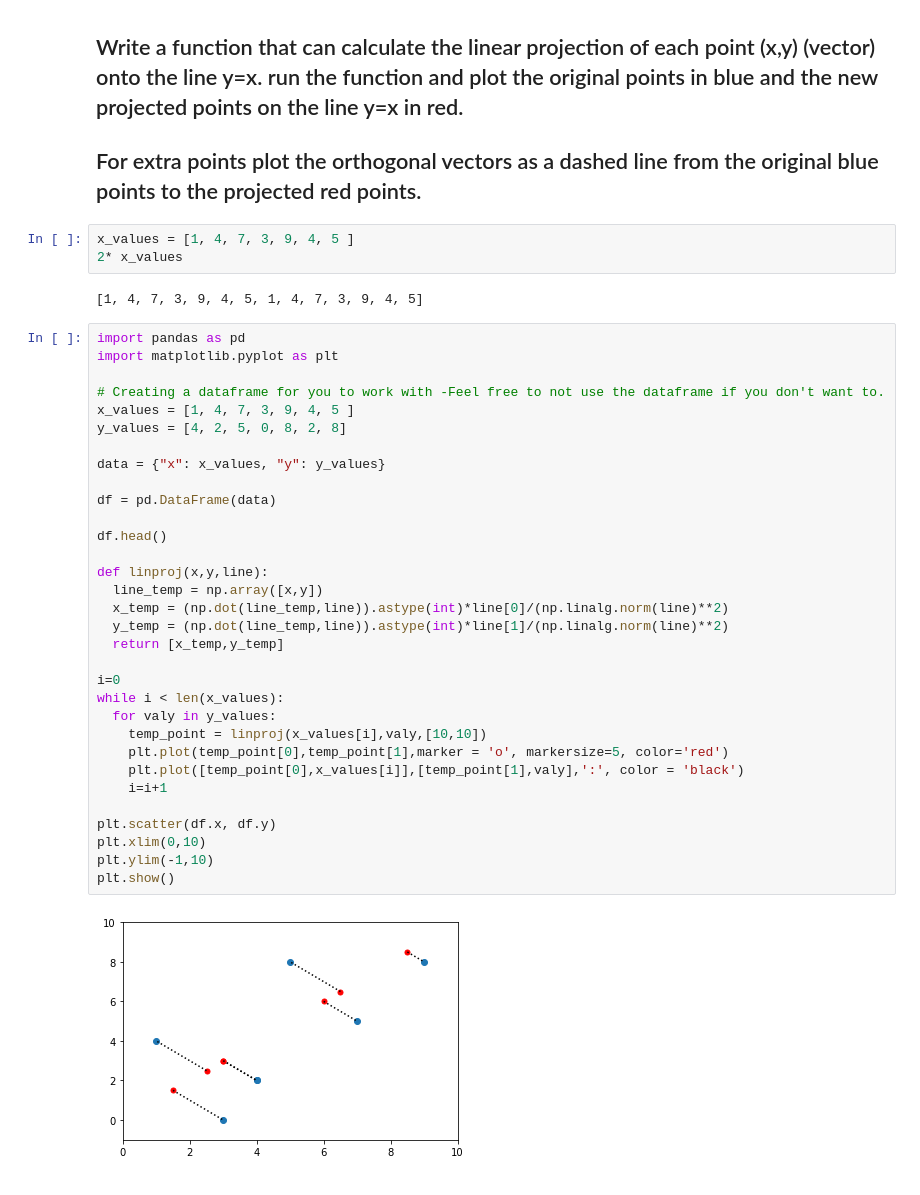
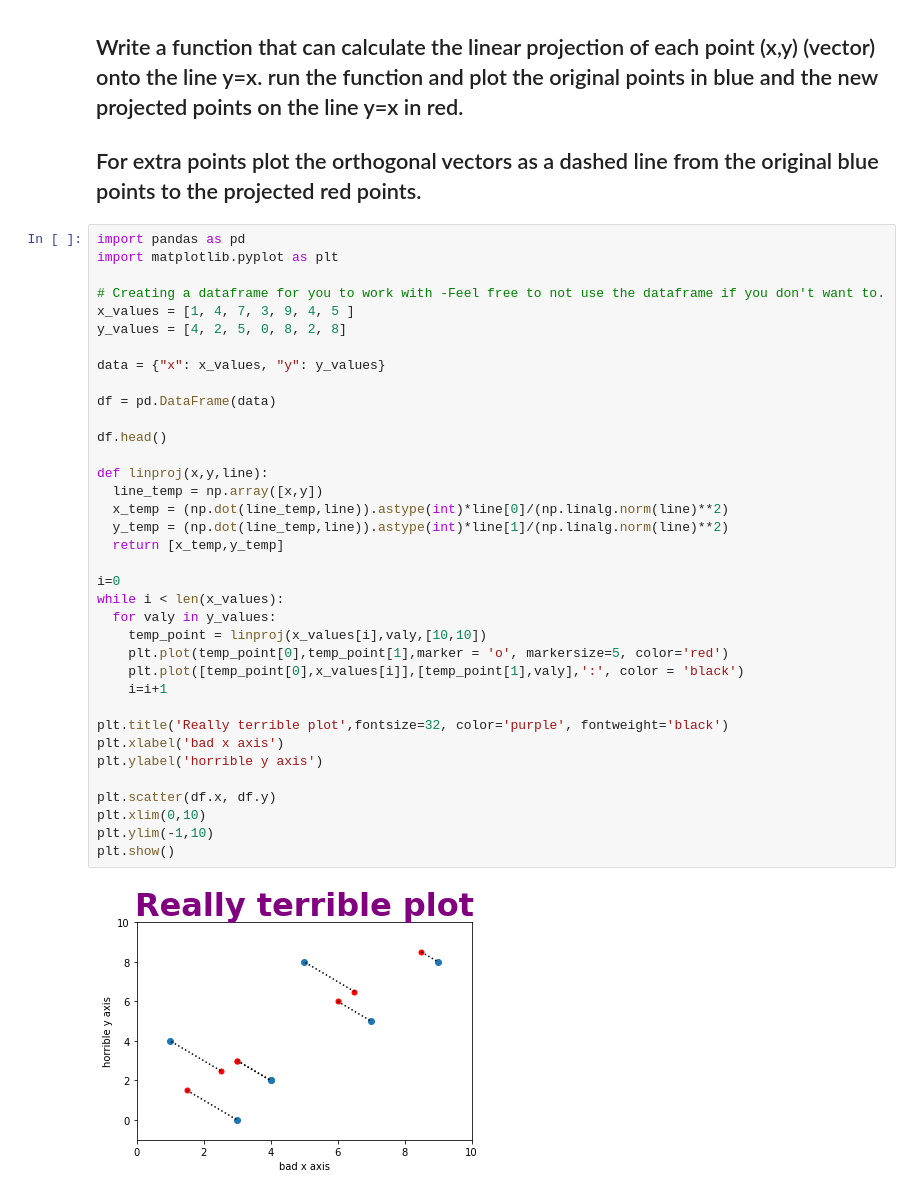
Before and after one commit to bloominstituteoftechnology/DS-Unit-1-Sprint-3-Linear-Algebra, a Jupyter notebook: LS_DS_132_Intermediate_Linear_Algebra_Assignment.ipynb, the cells around one changed output. Saved outputs shown, nothing was run; the diff lists cells and outputs as text.

```diff
--- a/LS_DS_132_Intermediate_Linear_Algebra_Assignment.ipynb
+++ b/LS_DS_132_Intermediate_Linear_Algebra_Assignment.ipynb
@@ -296,42 +298,41 @@ array([0.5, 1.5])
 ## Write a function that can calculate the linear projection of each point (x,y) (vector) onto the line y=x. run the function and plot the original points in blue and the new projected points on the line y=x in red.
 
 ## For extra points plot the orthogonal vectors as a dashed line from the original blue points to the projected red points.
-# %%
-x_values = [1, 4, 7, 3, 9, 4, 5 ]
-2* x_values
-# %% [output]
-[1, 4, 7, 3, 9, 4, 5, 1, 4, 7, 3, 9, 4, 5]
 # %%
 import pandas as pd
 import matplotlib.pyplot as plt
 
 # Creating a dataframe for you to work with -Feel free to not use the dataframe if you don't want to.
 x_values = [1, 4, 7, 3, 9, 4, 5 ]
 y_values = [4, 2, 5, 0, 8, 2, 8]
 
 data = {"x": x_values, "y": y_values}
 
 df = pd.DataFrame(data)
 
 df.head()
 
 def linproj(x,y,line):
   line_temp = np.array([x,y])
   x_temp = (np.dot(line_temp,line)).astype(int)*line[0]/(np.linalg.norm(line)**2)
   y_temp = (np.dot(line_temp,line)).astype(int)*line[1]/(np.linalg.norm(line)**2)
   return [x_temp,y_temp]
 
 i=0
 while i < len(x_values):
   for valy in y_values:
     temp_point = linproj(x_values[i],valy,[10,10])
     plt.plot(temp_point[0],temp_point[1],marker = 'o', markersize=5, color='red')
     plt.plot([temp_point[0],x_values[i]],[temp_point[1],valy],':', color = 'black')
     i=i+1
 
+plt.title('Really terrible plot',fontsize=32, color='purple', fontweight='black')
+plt.xlabel('bad x axis')
+plt.ylabel('horrible y axis')
+
 plt.scatter(df.x, df.y)
 plt.xlim(0,10)
 plt.ylim(-1,10)
 plt.show()
 # %% [output]
-[figure, old version]
+[figure, new version]
```
Also changed, not shown: parts of 1 cell of this notebook.
